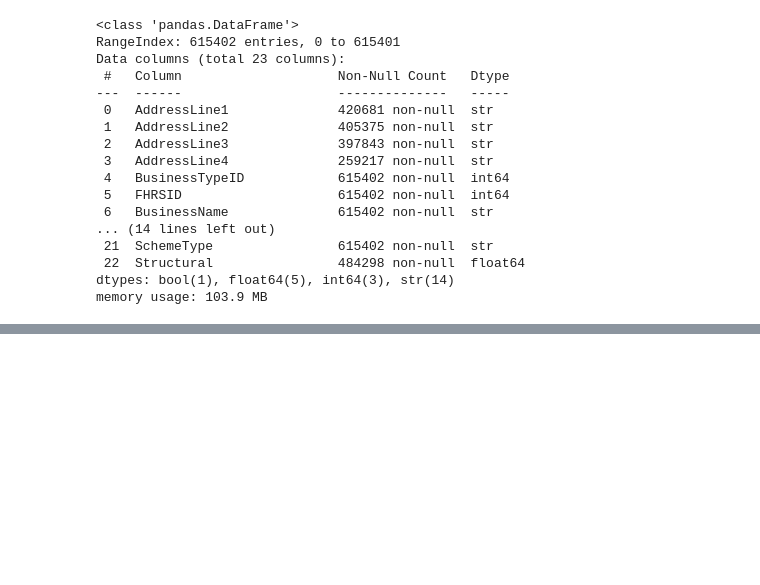
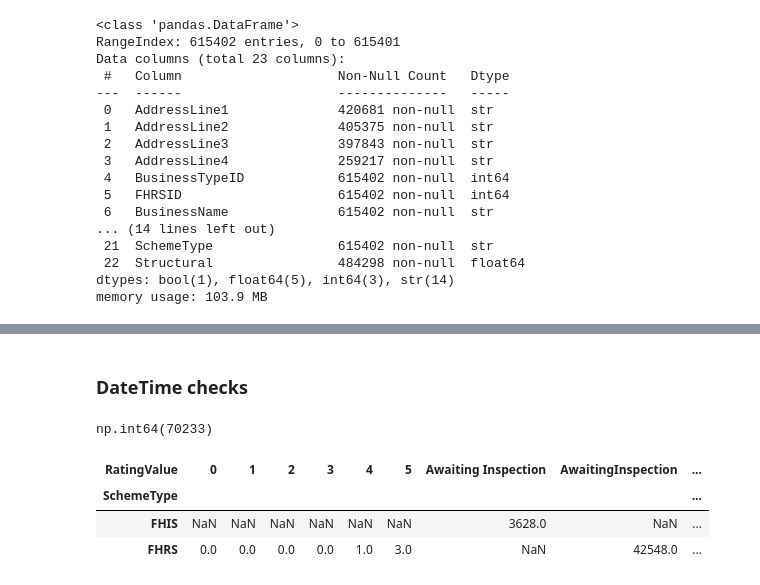
Before and after one commit to Joryh-IO/Hungry_UK, a Jupyter notebook: notebooks/data_understanding.ipynb, the cells around one changed output, grey strips where cells are left out. Drawn from its saved outputs; the diff is of its cells as text; code cells hidden in the pictures; blank space fills up the shorter version.

```diff
--- a/notebooks/data_understanding.ipynb
+++ b/notebooks/data_understanding.ipynb
@@ -337,0 +428,2 @@ Timeliness | Is the information current enough? | yes till 19/11/2026 |
+# %% [markdown]
+### DateTime checks
@@ -337,0 +432,18 @@ Timeliness | Is the information current enough? | yes till 19/11/2026 |
+# %%
+dummy_dt.isna().sum()
+# %% [output]
+np.int64(70233)
+# %%
+# why are the dates missing?
+# checking if missing dates are related to rating status?
+pd.crosstab(
+    df['SchemeType'],
+    df['RatingValue'],
+    values = df['RatingDate'].isna(),
+    aggfunc= 'sum'
+)
+# %% [output]
+| RatingValue | 0 | 1 | 2 | 3 | 4 | 5 | Awaiting Inspection | AwaitingInspection | ... |
+| SchemeType |  |  |  |  |  |  |  |  | ... |
+| FHIS | NaN | NaN | NaN | NaN | NaN | NaN | 3628.0 | NaN | ... |
+| FHRS | 0.0 | 0.0 | 0.0 | 0.0 | 1.0 | 3.0 | NaN | 42548.0 | ... |
```
Also changed, not shown: parts of 36 cells of this notebook, 1 other file.
